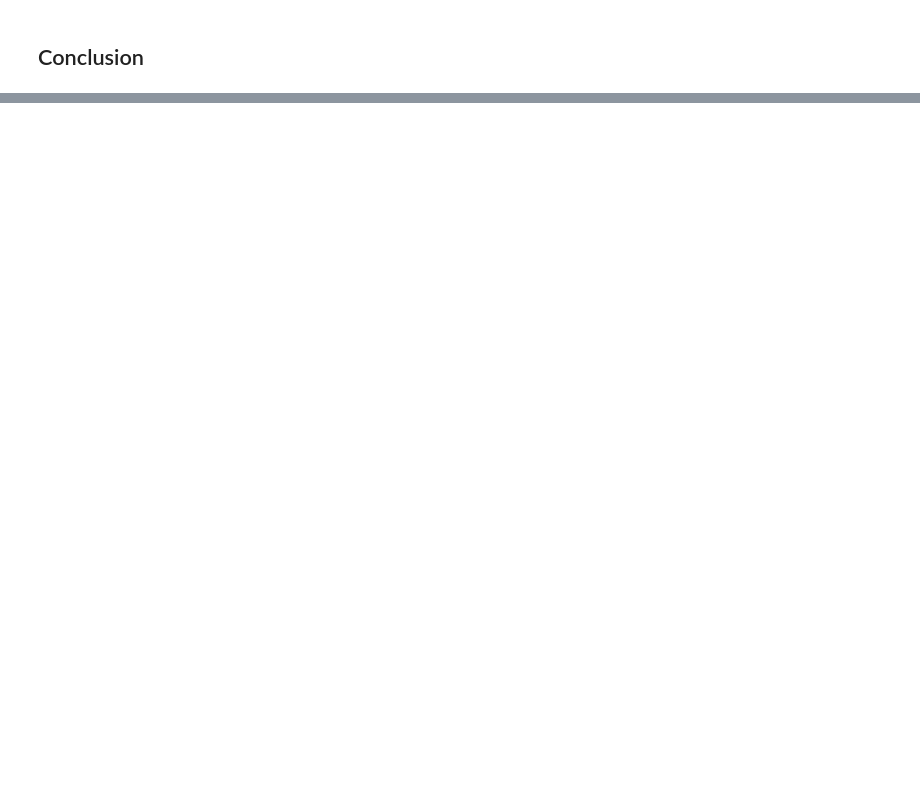
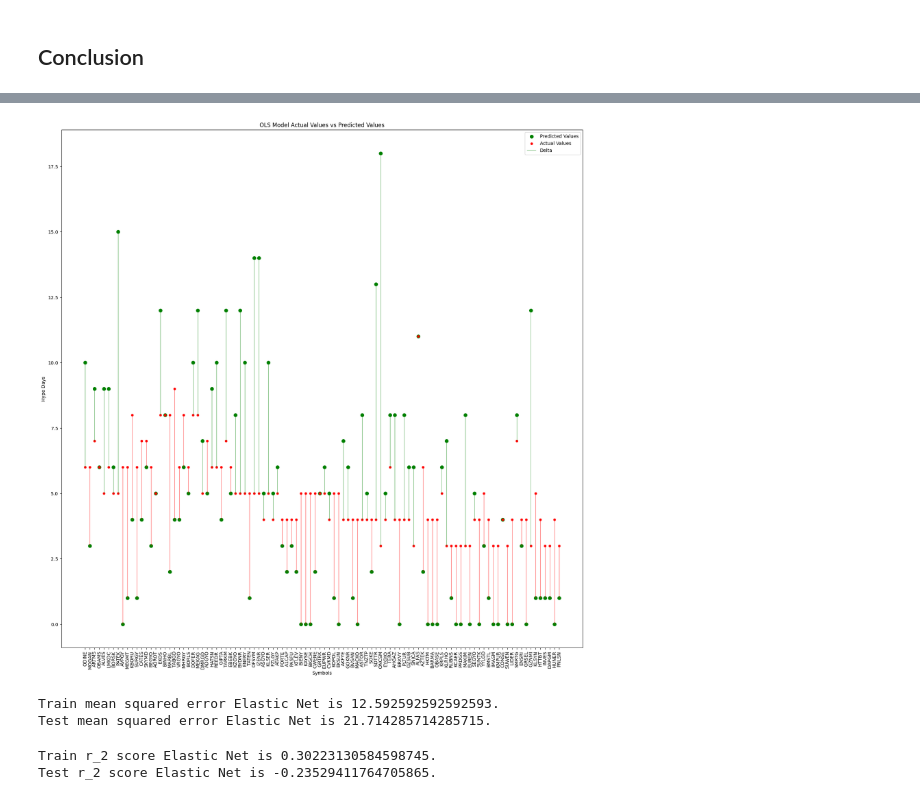
Before and after one commit to uguratli/HalkaArz, a Jupyter notebook: halka_arz.ipynb, the cells around one changed output, grey strips where cells are left out. Saved outputs shown, nothing was run; the diff lists cells and outputs as text; code cells hidden in the pictures; blank space fills up the shorter version.

```diff
--- a/halka_arz.ipynb
+++ b/halka_arz.ipynb
@@ -777,0 +811,5 @@ r2_score(np.round(elnet_model.predict(x_test)), y_test)
+# %%
+ols_df = pd.DataFrame(data={"Actual_Values": y["HypeDays"].values, "Predicted_Values": np.round(model.predict(x[cols])).astype(int)}, index=y.index)
+ols_df = ols_df.merge(df[["Symbol"]],left_index=True, right_index=True)
+ols_df["Delta"] = np.where(ols_df["Actual_Values"] >= ols_df["Predicted_Values"], "green", "red")
+ols_df.head(10)
@@ -777,0 +828,28 @@ r2_score(np.round(elnet_model.predict(x_test)), y_test)
+# %%
+plt.figure(figsize=(20, 20))
+plt.scatter(x=ols_df["Symbol"], y=ols_df["Actual_Values"], color="green", label="Predicted Values", s=50);
+plt.scatter(x=ols_df["Symbol"], y=ols_df["Predicted_Values"], color="red", label="Actual Values", s=20);
+plt.vlines(x=ols_df["Symbol"], ymin=ols_df[["Actual_Values", "Predicted_Values"]].min(axis=1), ymax=ols_df[["Actual_Values", "Predicted_Values"]].max(axis=1), color=ols_df["Delta"], linewidth = 0.5, label="Delta")
+plt.title("OLS Model Actual Values vs Predicted Values")
+plt.xlabel("Symbols")
+plt.ylabel("Hype Days")
+plt.legend()
+plt.xticks(rotation=90);
+# %% [output]
+[figure, added]
+# %%
+train_err = mean_squared_error(y_train, np.round(elnet_model.predict(x_train)).astype(int))
+test_err = mean_squared_error(y_test, np.round(elnet_model.predict(x_test)).astype(int))
+print(f"Train mean squared error Elastic Net is {train_err}.")
+print(f"Test mean squared error Elastic Net is {test_err}.")
+# %% [output]
+Train mean squared error Elastic Net is 12.592592592592593.
+Test mean squared error Elastic Net is 21.714285714285715.
+# %%
+train_err = r2_score(y_train, np.round(elnet_model.predict(x_train)).astype(int))
+test_err = r2_score(y_test, np.round(elnet_model.predict(x_test)).astype(int))
+print(f"Train r_2 score Elastic Net is {train_err}.")
+print(f"Test r_2 score Elastic Net is {test_err}.")
+# %% [output]
+Train r_2 score Elastic Net is 0.30223130584598745.
+Test r_2 score Elastic Net is -0.23529411764705865.
```
Also changed, not shown: parts of 22 cells of this notebook.
